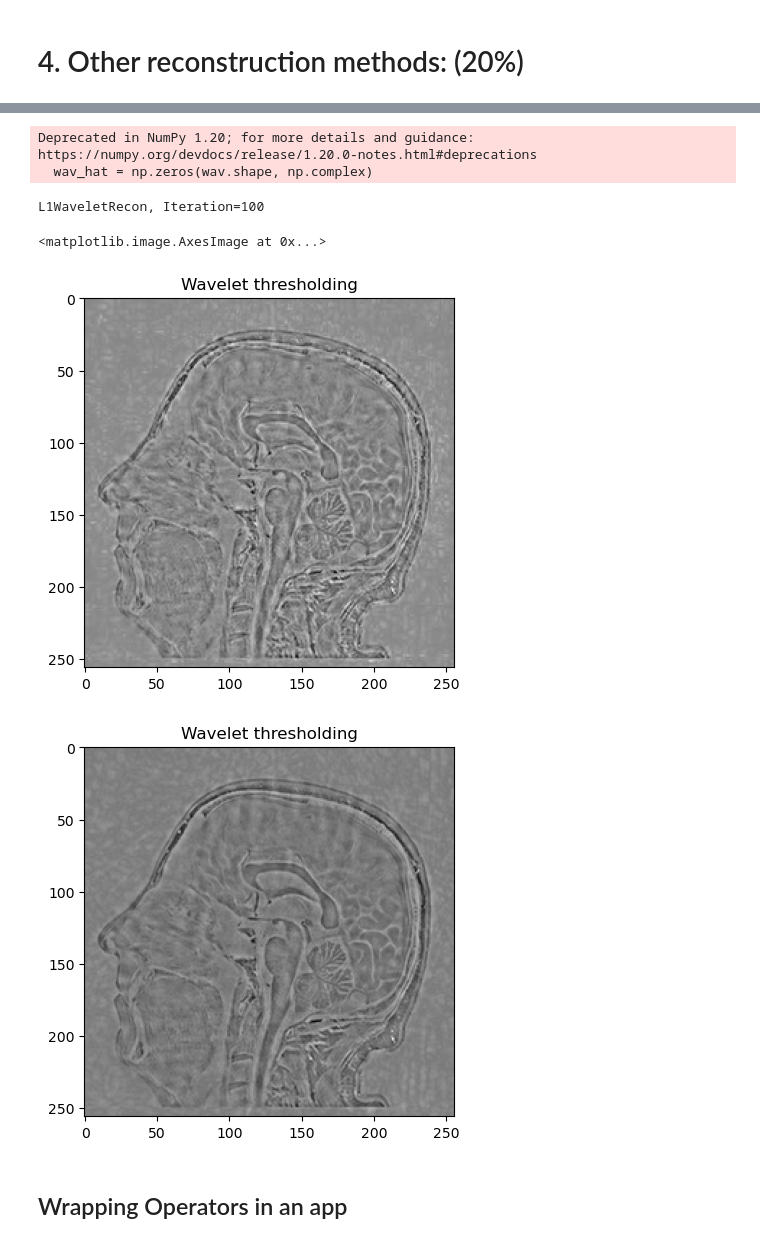
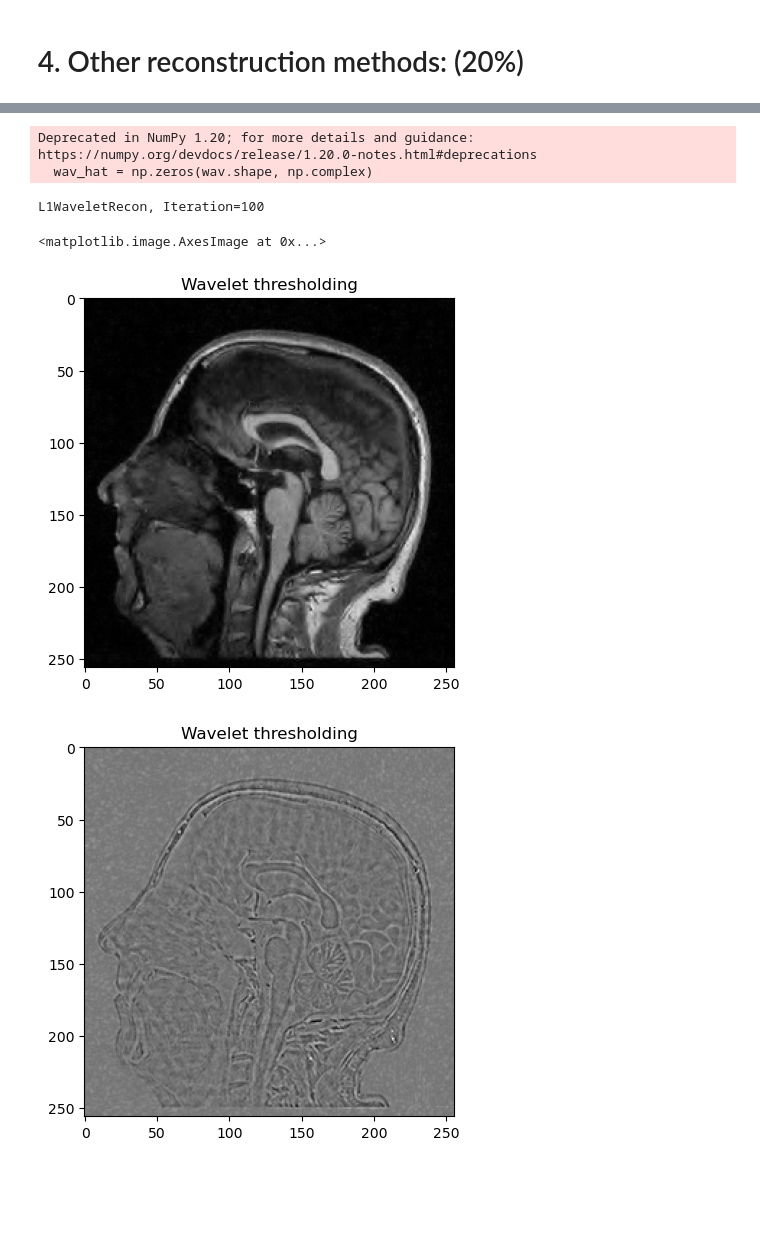
Before and after one commit to lassestahnke/HL2027_recon, a Jupyter notebook: HL2027_project_1.ipynb, the cells around one changed output, grey strips where cells are left out. Drawn from its saved outputs; the diff is of its cells as text; code cells hidden in the pictures; blank space fills up the shorter version.

```diff
--- a/HL2027_project_1.ipynb
+++ b/HL2027_project_1.ipynb
@@ -304,7 +304,8 @@ Max value original image:  549
 # %% [markdown]
 # 4. Other reconstruction methods: (20%)
 # %%
-spikes = 64
+# Following code was adapted from: https://github.com/mikgroup/sigpy-mri-tutorial/blob/master/03-building-an-l1-wavelet-recon-app.ipynb
+spikes = 128
 
 fft_t1_slice = sp.fft(t1_slice, center=True)
 coord_wl = sp.mri.radial((spikes,255,2), (256,256)) + 255/2
@@ -374,30 +375,29 @@ plt.imshow(abs(wav_thresh**0.1)[1], cmap="gray")
 # %%
+# Following code was adapted from: https://github.com/mikgroup/sigpy-mri-tutorial/blob/master/03-building-an-l1-wavelet-recon-app.ipynb
 max_iter = 100
 alpha = 1
 
 def gradf(x):
     return A.H * (A * x - ksp_wavelet)
 
 wav_hat = np.zeros(wav.shape, np.complex)
 alg = sp.alg.GradientMethod(gradf, wav_hat, alpha, proxg=proxg, max_iter=max_iter)
 
 while not alg.done():
     alg.update()
     print('\rL1WaveletRecon, Iteration={}'.format(alg.iter), end='')
 
 plt.figure()
 plt.title("Wavelet thresholding")
-plt.imshow(abs(W.H(wav_hat))[0] - t1_slice, cmap="gray")
+plt.imshow(abs(W.H(wav_hat))[0], cmap="gray")
 plt.figure()
 plt.title("Wavelet thresholding")
 plt.imshow(abs(F.H * ksp_wavelet)[0] - t1_slice, cmap="gray")
 #plot.ImagePlot(W.H(wav_hat))
 # %% [output]
 Deprecated in NumPy 1.20; for more details and guidance: https://numpy.org/devdocs/release/1.20.0-notes.html#deprecations
   wav_hat = np.zeros(wav.shape, np.complex)
 L1WaveletRecon, Iteration=100
 <matplotlib.image.AxesImage at 0x...>
-[figure, old version]
+[figure, new version]
 [figure]
-# %% [markdown]
-## Wrapping Operators in an app
```
Also changed, not shown: parts of 4 cells of this notebook.
